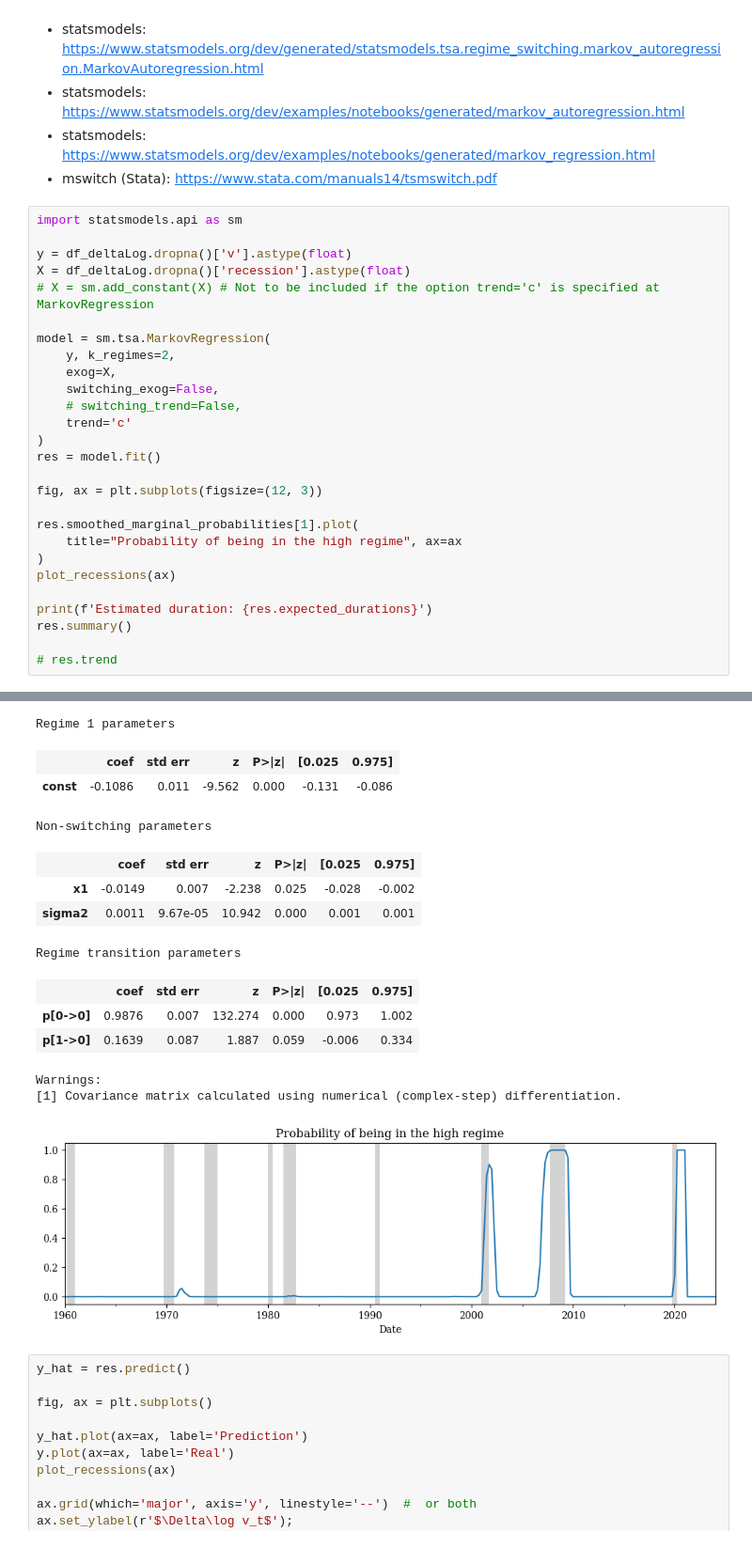
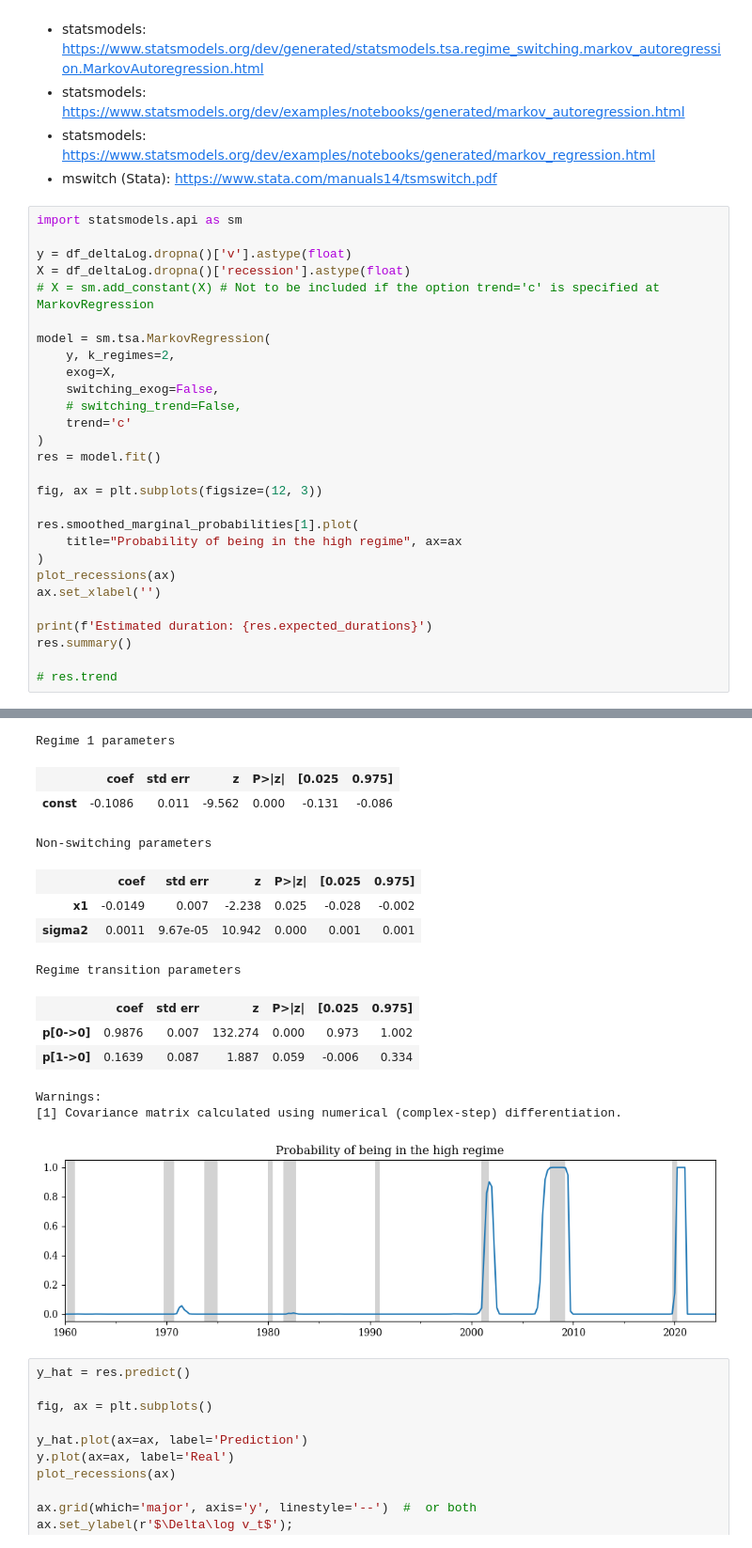
Before and after one commit to MiguelPuntoEs/money-growth, a Jupyter notebook: money-growth.ipynb, the cells around one changed output, grey strips where cells are left out. Shown at 94% size. Saved outputs shown, nothing was run; the diff lists cells and outputs as text.

```diff
--- a/money-growth.ipynb
+++ b/money-growth.ipynb
@@ -391,6 +415,7 @@ res.smoothed_marginal_probabilities[1].plot(
     title="Probability of being in the high regime", ax=ax
 )
 plot_recessions(ax)
+ax.set_xlabel('')
 
 print(f'Estimated duration: {res.expected_durations}')
 res.summary()
@@ -406,23 +431,23 @@ Markov Switching Model Results
 | Sample: | 01-01-1960 | HQIC | -972.176 |
 |  | - 01-01-2024 |  |  |
 | Covariance Type: | approx |  |  |
 Regime 0 parameters
 |  | coef | std err | z | P>|z| | [0.025 | 0.975] |
 | const | 0.0015 | 0.002 | 0.654 | 0.513 | -0.003 | 0.006 |
 Regime 1 parameters
 |  | coef | std err | z | P>|z| | [0.025 | 0.975] |
 | const | -0.1086 | 0.011 | -9.562 | 0.000 | -0.131 | -0.086 |
 Non-switching parameters
 |  | coef | std err | z | P>|z| | [0.025 | 0.975] |
 | x1 | -0.0149 | 0.007 | -2.238 | 0.025 | -0.028 | -0.002 |
 | sigma2 | 0.0011 | 9.67e-05 | 10.942 | 0.000 | 0.001 | 0.001 |
 Regime transition parameters
 |  | coef | std err | z | P>|z| | [0.025 | 0.975] |
 | p[0->0] | 0.9876 | 0.007 | 132.274 | 0.000 | 0.973 | 1.002 |
 | p[1->0] | 0.1639 | 0.087 | 1.887 | 0.059 | -0.006 | 0.334 |
 Warnings:
 [1] Covariance matrix calculated using numerical (complex-step) differentiation.
-[figure, old version]
+[figure, new version]
 # %%
 y_hat = res.predict()
 
```
Also changed, not shown: parts of 13 cells of this notebook, 3 other files.
